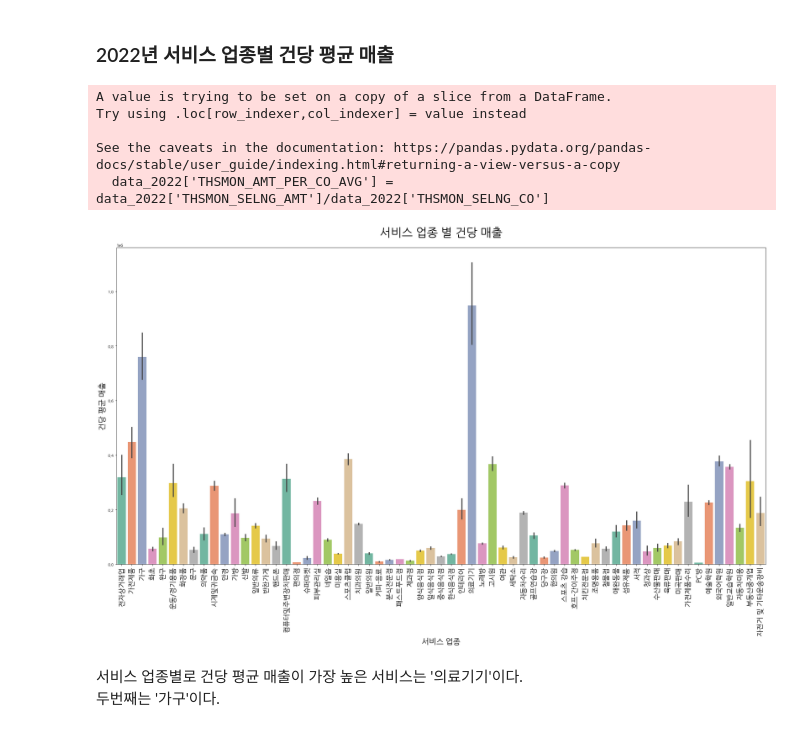
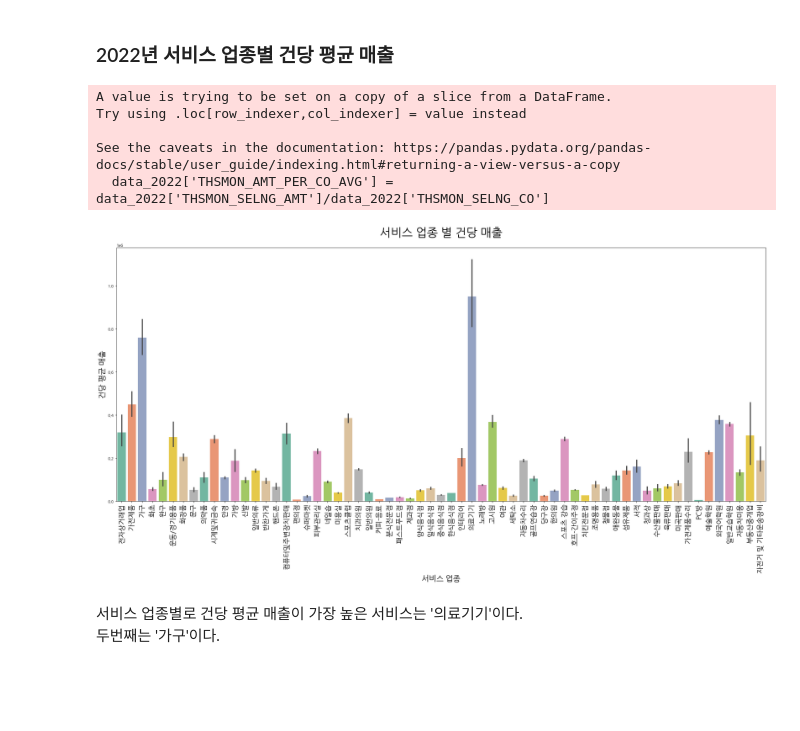
Before and after one commit to jisooyoon22/cw_data, a Jupyter notebook: 윤지수/상권분석_수정.ipynb, the cells around one changed output. Cells and saved outputs as stored; diff of their text form; code cells hidden in the pictures; blank space fills up the shorter version.

```diff
--- a/윤지수/상권분석_수정.ipynb
+++ b/윤지수/상권분석_수정.ipynb
@@ -749,23 +852,23 @@ plt.show()
 # %%
 # 건당 평균 매출 컬럼 생성
 data_2022['THSMON_AMT_PER_CO_AVG'] = data_2022['THSMON_SELNG_AMT']/data_2022['THSMON_SELNG_CO']
 
 # 서비스 업종별 건당 평균 매출
 
-fig = plt.figure(figsize=(30, 15))
+fig = plt.figure(figsize=(30, 12))
 sns.barplot(x='SVC_INDUTY_CD_NM', y ='THSMON_AMT_PER_CO_AVG', data = data_2022, palette='Set2')
 plt.title("서비스 업종 별 건당 매출", fontsize = 30, pad=30)
 plt.xticks(rotation=90, fontsize = 18)
 plt.xlabel("서비스 업종", fontsize = 20)
 plt.ylabel("건당 평균 매출", fontsize = 20)
 plt.show()
 # %% [output]
 A value is trying to be set on a copy of a slice from a DataFrame.
 Try using .loc[row_indexer,col_indexer] = value instead
 
 See the caveats in the documentation: https://pandas.pydata.org/pandas-docs/stable/user_guide/indexing.html#returning-a-view-versus-a-copy
   data_2022['THSMON_AMT_PER_CO_AVG'] = data_2022['THSMON_SELNG_AMT']/data_2022['THSMON_SELNG_CO']
-[figure, old version]
+[figure, new version]
 # %% [markdown]
 서비스 업종별로 건당 평균 매출이 가장 높은 서비스는 '의료기기'이다.
 두번째는 '가구'이다.
```
Also changed, not shown: parts of 67 cells of this notebook, 1 other file.
